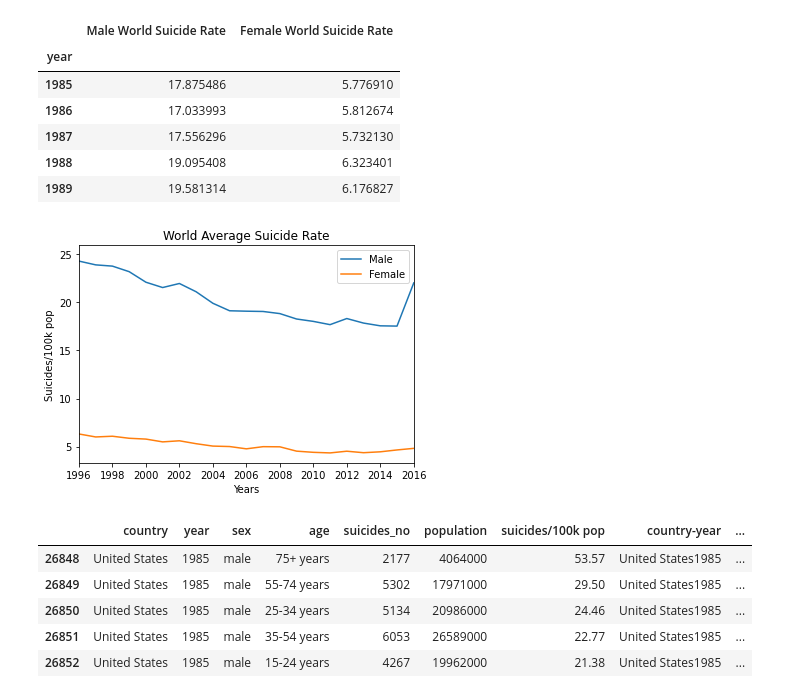
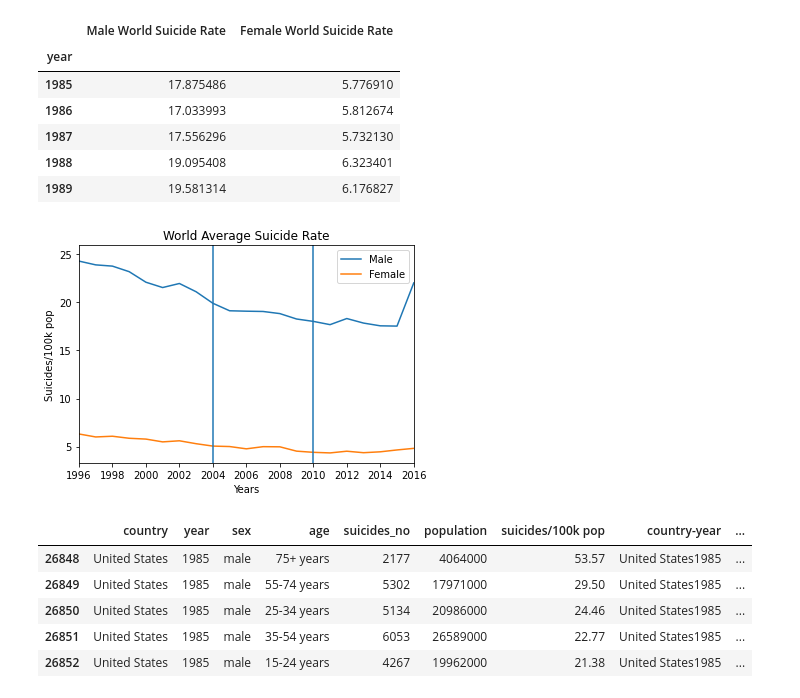
Before and after one commit to ludmilagd/SocialMediaUsageImpact, a Jupyter notebook: SuicideRatebyGender.ipynb, the cells around one changed output. Drawn from its saved outputs; the diff is of its cells as text; code cells hidden in the pictures.

```diff
--- a/SuicideRatebyGender.ipynb
+++ b/SuicideRatebyGender.ipynb
@@ -88,15 +88,17 @@ combined_t.head()
 # %%
 plt.plot(combined_t["Male World Suicide Rate"], label="Male")
 plt.plot(combined_t["Female World Suicide Rate"], label="Female")
 plt.title('World Average Suicide Rate')
 plt.xlabel('Years')
 plt.ylabel('Suicides/100k pop')
+plt.axvline(x=2004)
+plt.axvline(x=2010)
 plt.xticks([1996,1998,2000,2002,2004,2006,2008,2010,2012,2014,2016])
 plt.xlim(1996,2016)
 plt.legend()
 plt.show()
 # %% [output]
-[figure, old version]
+[figure, new version]
 # %%
 usa_male = male_df.loc[male_df["country"] == "United States",:]
 usa_male.head()
```
Also changed, not shown: parts of 3 cells of this notebook.
